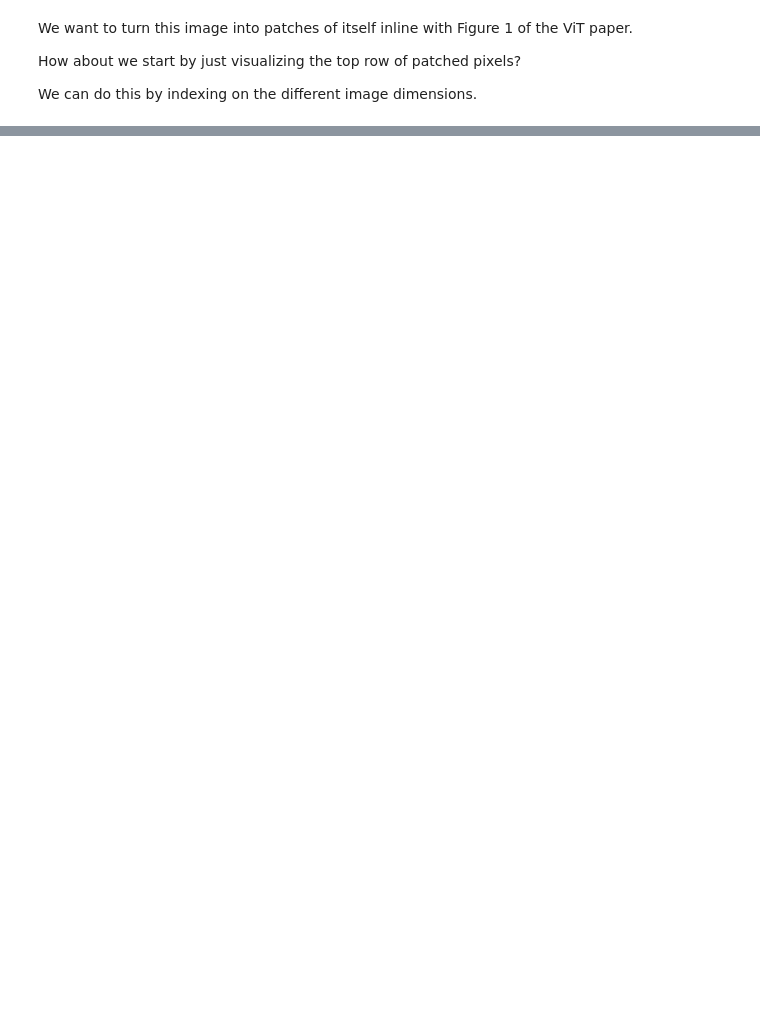
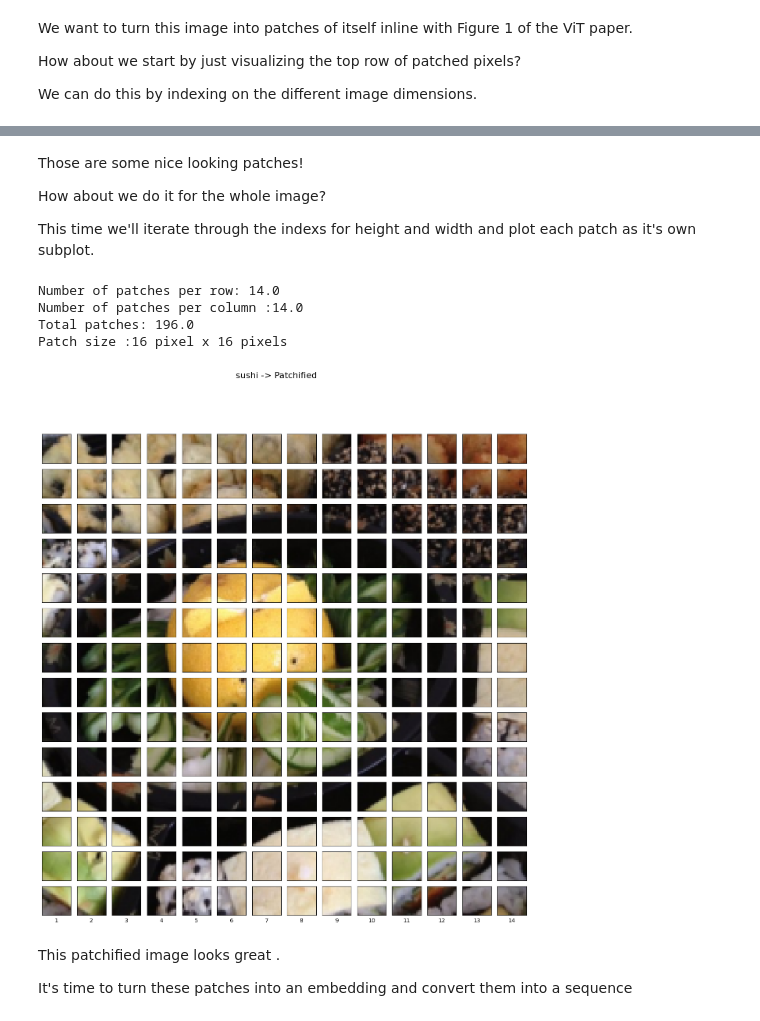
Before and after one commit to ShafaetUllah032/DL_with_PyTorch, a Jupyter notebook: 08 pytorch paper replicating.ipynb, the cells around one changed output, grey strips where cells are left out. Drawn from its saved outputs; the diff is of its cells as text; code cells hidden in the pictures; blank space fills up the shorter version.

```diff
--- a/08 pytorch paper replicating.ipynb
+++ b/08 pytorch paper replicating.ipynb
@@ -658,0 +658,53 @@ for i, patch in enumerate(range(0, img_size, patch_size)):
+# %% [markdown]
+Those are some nice looking patches!
+
+How about we do it for the whole image?
+
+This time we'll iterate through the indexs for height and width and plot each patch as it's own subplot.
+# %%
+# Setup hyperparameters and make sure img_size and patch_size are compatible
+img_size = 224
+patch_size =16
+num_patches=img_size/patch_size
+assert img_size%patch_size ==0 , "image size must be divisible by patch size"
+
+print(f"Number of patches per row: {num_patches}\
+      \nNumber of patches per column :{num_patches}\
+      \nTotal patches: {num_patches*num_patches}\
+      \nPatch size :{patch_size} pixel x {patch_size} pixels")
+
+# Create a series fo subplots
+fig,axs = plt.subplots(nrows=img_size//patch_size,
+                       ncols=img_size// patch_size,
+                       sharex=True,
+                       sharey=True,
+                       figsize=(patch_size,patch_size))
+
+
+
+#Loop through height and width of image
+
+for i, patch_height in enumerate(range(0,img_size,patch_size)):
+    for j,patch_width in enumerate(range(0,img_size,patch_size)):
+
+
+        axs[i,j].imshow(image_permuted[patch_height:patch_height+patch_size,patch_width:patch_width+patch_size,:])
+        axs[i,j].set_xlabel(j+1)
+        axs[i,j].set_xticks([])
+        axs[i,j].set_yticks([])
+        axs[i,j].label_outer()
+
+
+# Set a super title
+fig.suptitle(f"{class_names[label]} -> Patchified", fontsize=16)
+plt.show()
+# %% [output]
+Number of patches per row: 14.0
+Number of patches per column :14.0
+Total patches: 196.0
+Patch size :16 pixel x 16 pixels
+[figure, added]
+# %% [markdown]
+This patchified image looks great .
+
+It's time to turn these patches into an embedding and convert them into a sequence
```
Also changed, not shown: parts of 41 cells of this notebook, 1 other file.
